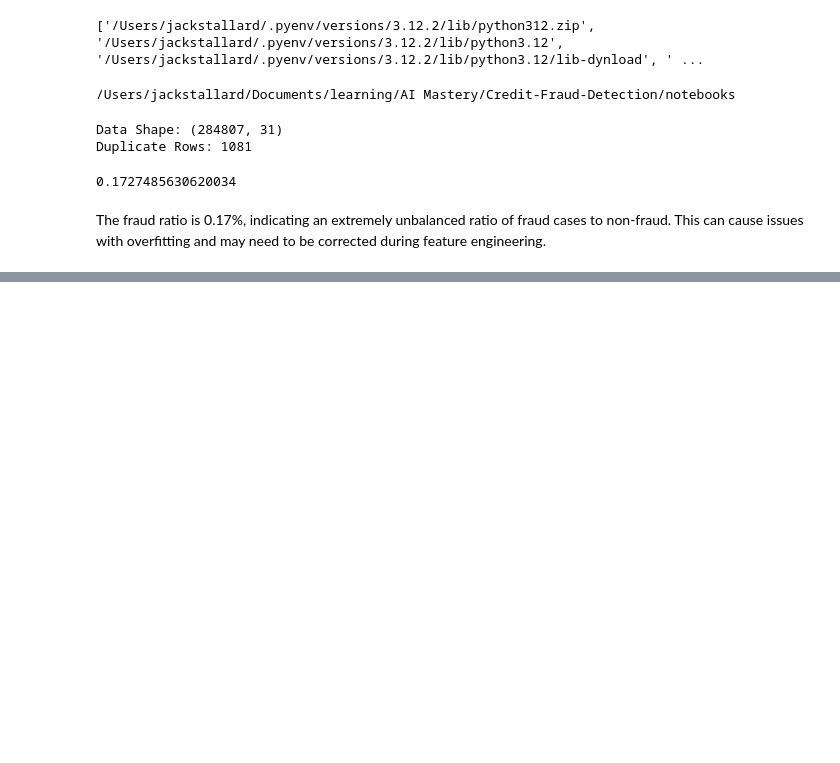
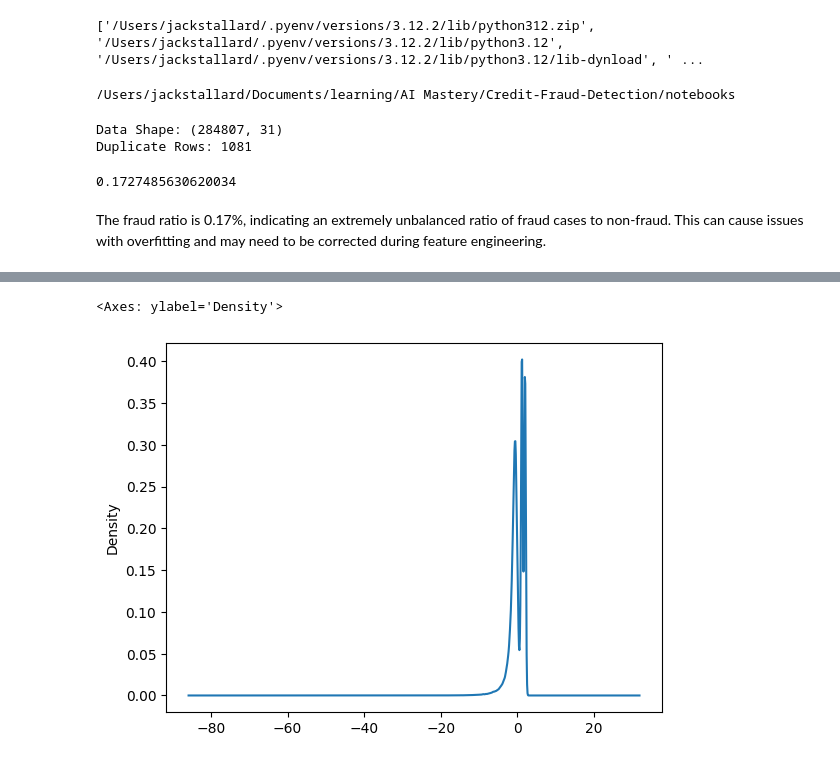
Before and after one commit to jckstllrd/Credit-Fraud-Detection, a Jupyter notebook: notebooks/01_eda.ipynb, the cells around one changed output, grey strips where cells are left out. Saved outputs shown, nothing was run; the diff lists cells and outputs as text; code cells hidden in the pictures; blank space fills up the shorter version.

```diff
--- a/notebooks/01_eda.ipynb
+++ b/notebooks/01_eda.ipynb
@@ -46,0 +64,7 @@ Matplotlib is building the font cache; this may take a moment.
+# %%
+import scipy
+
+df['V1'].plot.kde()
+# %% [output]
+<Axes: ylabel='Density'>
+[figure, added]
```
Also changed, not shown: parts of 3 cells of this notebook.
